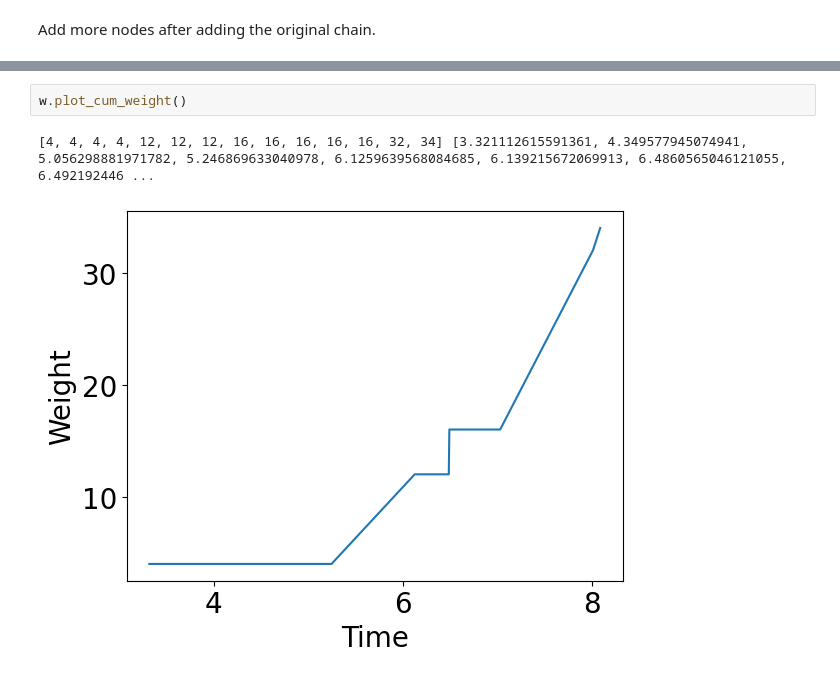
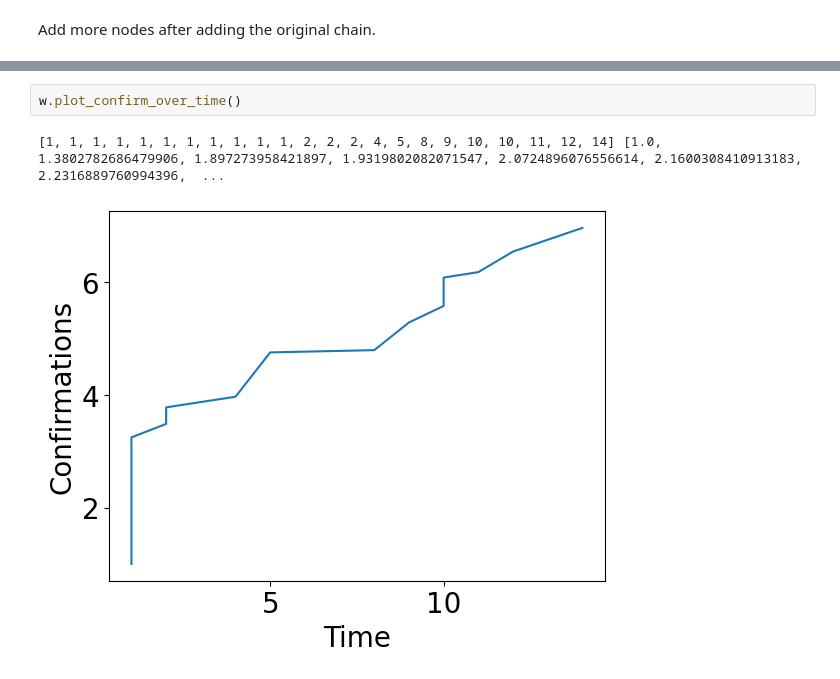
Before and after one commit to ctimms13/TangleSimulatorUpgraded, a Jupyter notebook: PC_Builder.ipynb, the cells around one changed output, grey strips where cells are left out. Cells and saved outputs as stored; diff of their text form.

```diff
--- a/PC_Builder.ipynb
+++ b/PC_Builder.ipynb
@@ -141,5 +141,5 @@ t.plot()
 # %%
-w.plot_cum_weight()
+w.plot_confirm_over_time()
 # %% [output]
-[4, 4, 4, 4, 12, 12, 12, 16, 16, 16, 16, 16, 32, 34] [3.321112615591361, 4.349577945074941, 5.056298881971782, 5.246869633040978, 6.1259639568084685, 6.139215672069913, 6.4860565046121055, 6.492192446 ...
+[1, 1, 1, 1, 1, 1, 1, 1, 1, 1, 1, 2, 2, 2, 4, 5, 8, 9, 10, 10, 11, 12, 14] [1.0, 1.3802782686479906, 1.897273958421897, 1.9319802082071547, 2.0724896076556614, 2.1600308410913183, 2.2316889760994396,  ...
-[figure, old version]
+[figure, new version]
```
Also changed, not shown: parts of 7 cells of this notebook, 4 other files.
